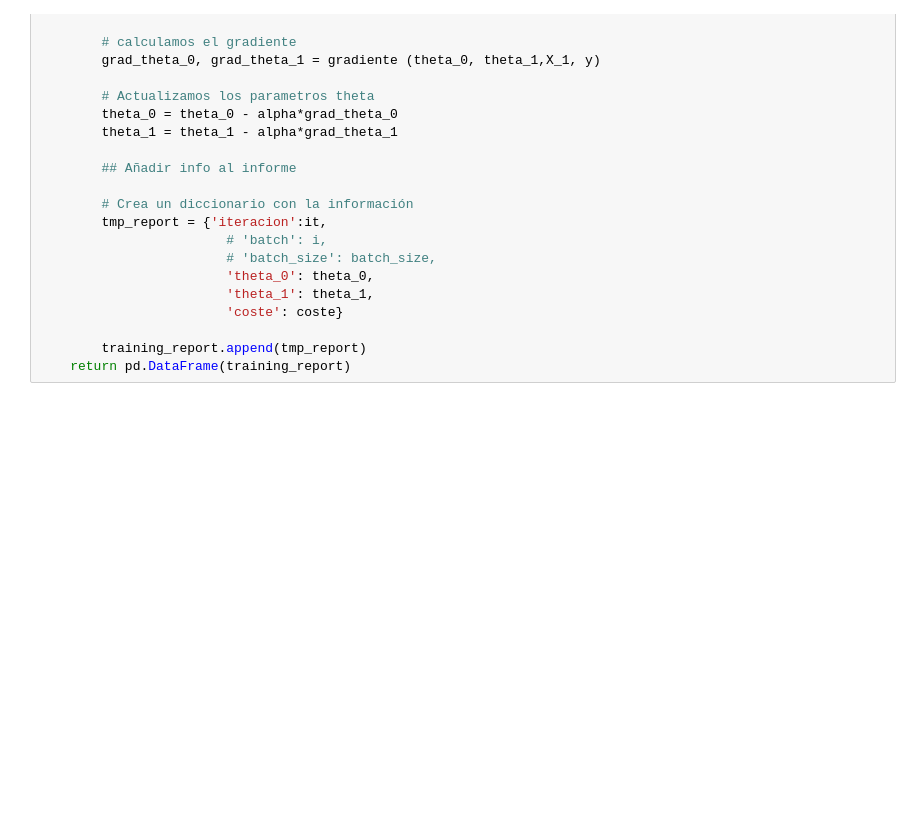
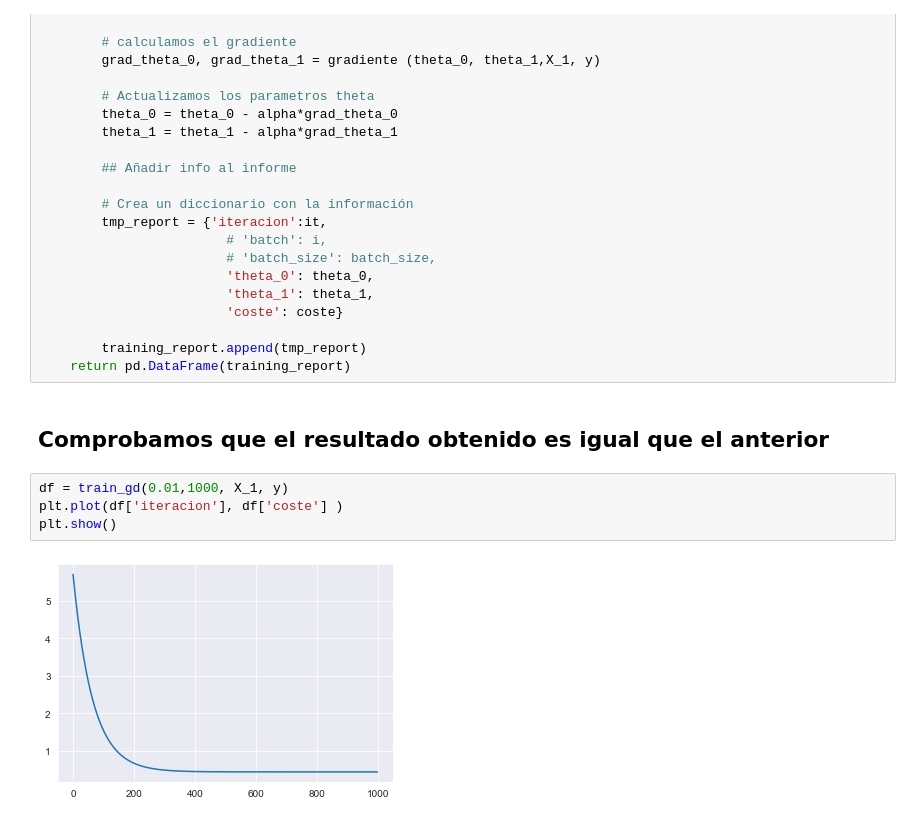
Before and after one commit to JanuszJSzturo/uib-aa-g1-material, a Jupyter notebook: W2 - Grad Desc and Intro to sklearn/1 - Descenso de gradiente.ipynb, the cells around one changed output. Drawn from its saved outputs; the diff is of its cells as text; blank space fills up the shorter version.

```diff
--- a/W2 - Grad Desc and Intro to sklearn/1 - Descenso de gradiente.ipynb
+++ b/W2 - Grad Desc and Intro to sklearn/1 - Descenso de gradiente.ipynb
@@ -352,3 +335,11 @@ def train_gd(alpha, num_iteraciones, X, y):
 
         training_report.append(tmp_report)
     return pd.DataFrame(training_report)
+# %% [markdown]
+## Comprobamos que el resultado obtenido es igual que el anterior
+# %%
+df = train_gd(0.01,1000, X_1, y)
+plt.plot(df['iteracion'], df['coste'] )
+plt.show()
+# %% [output]
+[figure, added]
```
Also changed, not shown: parts of 22 cells of this notebook, 1 other file.
